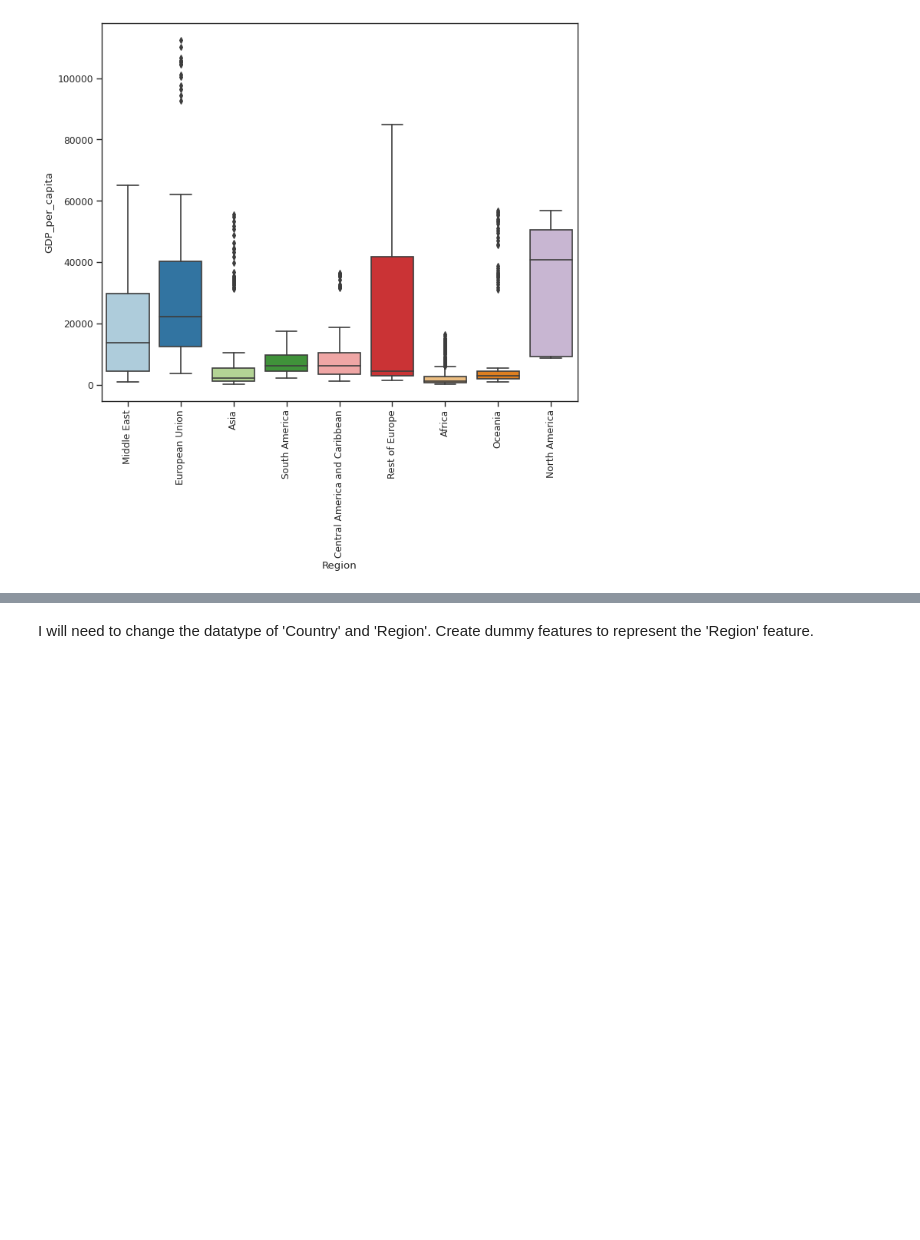
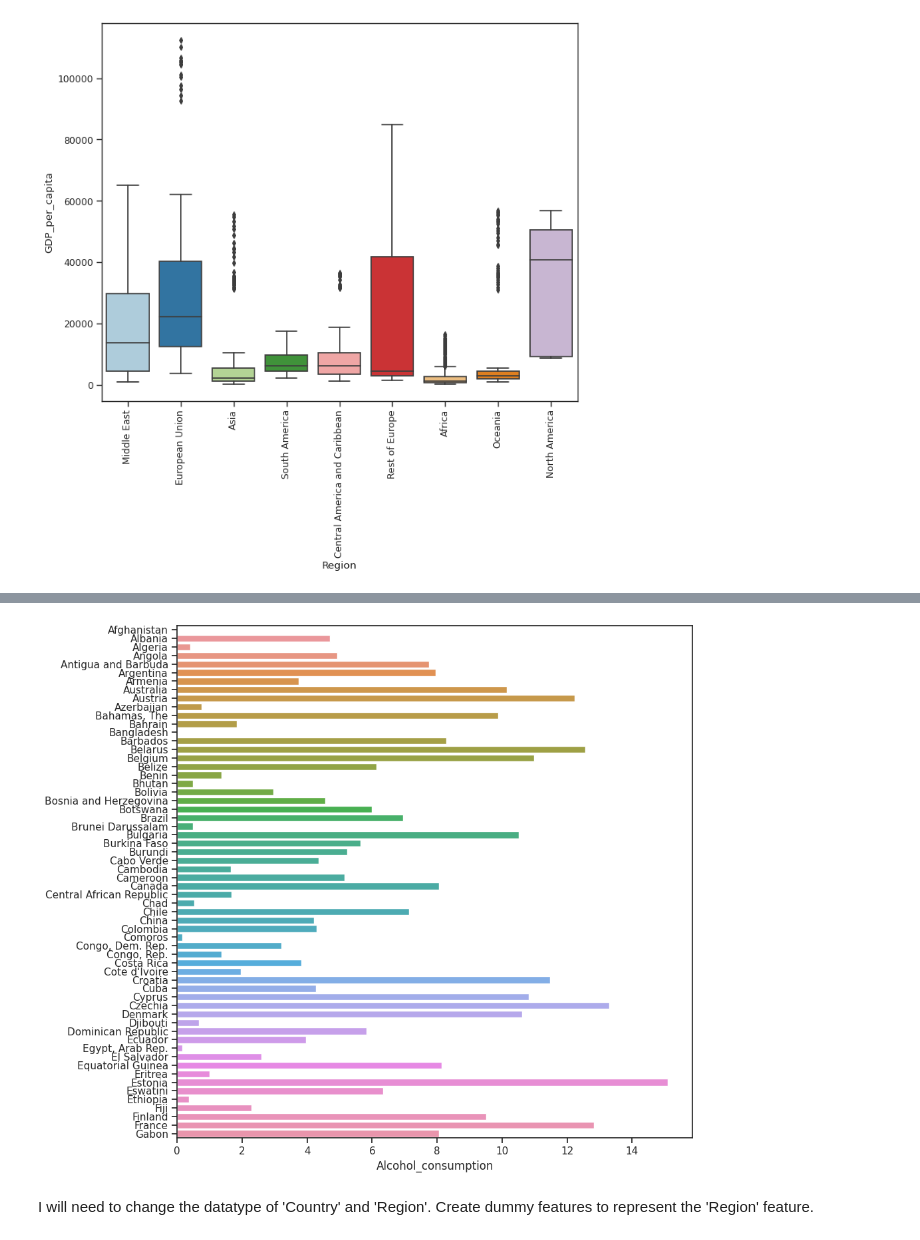
Before and after one commit to johnpospisil/who-life-expectancy-predictor, a Jupyter notebook: who-life-expectancy-prediction.ipynb, the cells around one changed output, grey strips where cells are left out. Saved outputs shown, nothing was run; the diff lists cells and outputs as text; code cells hidden in the pictures; blank space fills up the shorter version.

```diff
--- a/who-life-expectancy-prediction.ipynb
+++ b/who-life-expectancy-prediction.ipynb
@@ -100,3 +111,8 @@ plt.xticks(rotation=90);
+# %%
+plt.figure(figsize=(10, 10), dpi=100)
+sns.barplot(y=df.sort_values(by='Country')['Country'].unique()[:60], x=df.groupby('Country')['Alcohol_consumption'].mean()[:60]);
+# %% [output]
+[figure, added]
 # %% [markdown]
 I will need to change the datatype of 'Country' and 'Region'.
 Create dummy features to represent the 'Region' feature.
```
Also changed, not shown: parts of 3 cells of this notebook.
